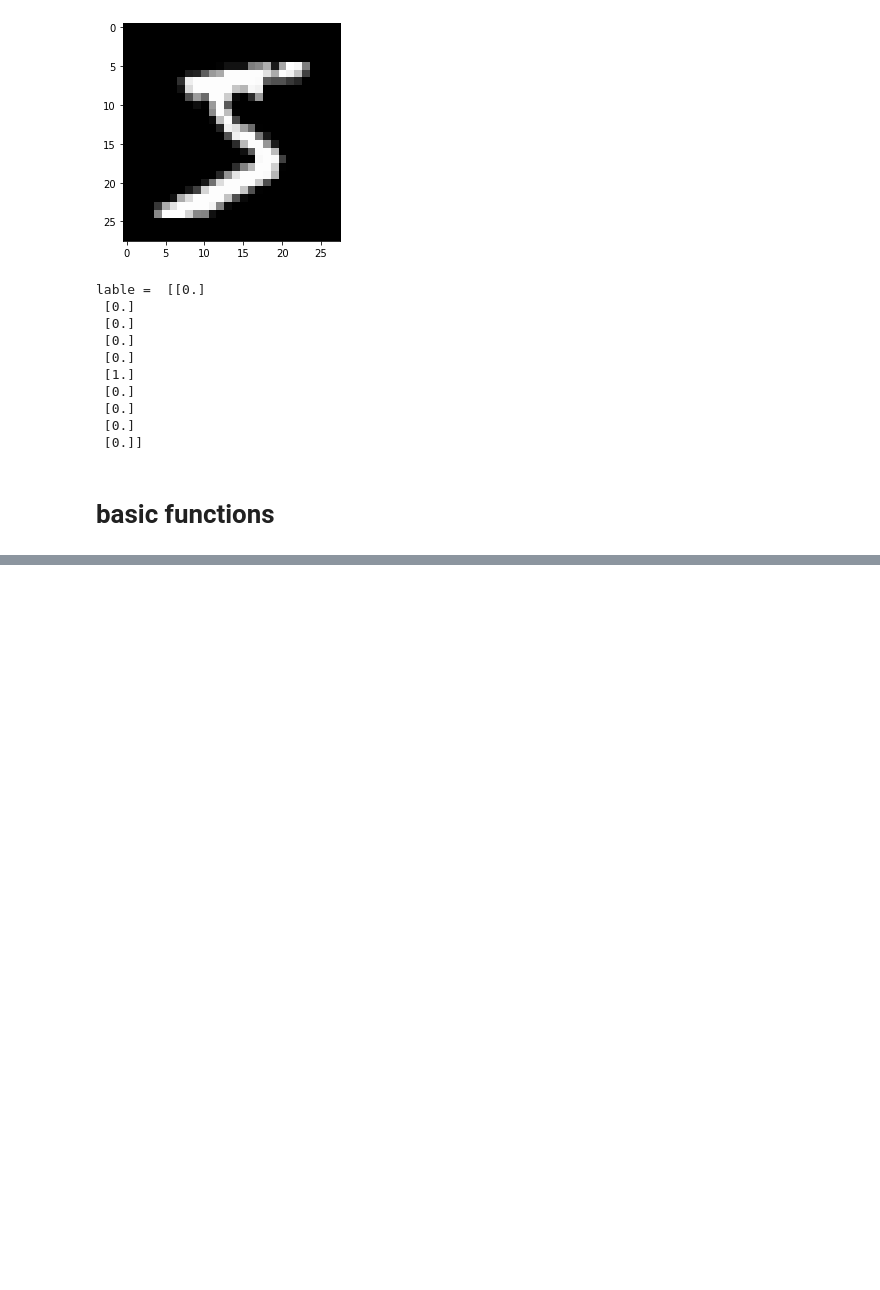
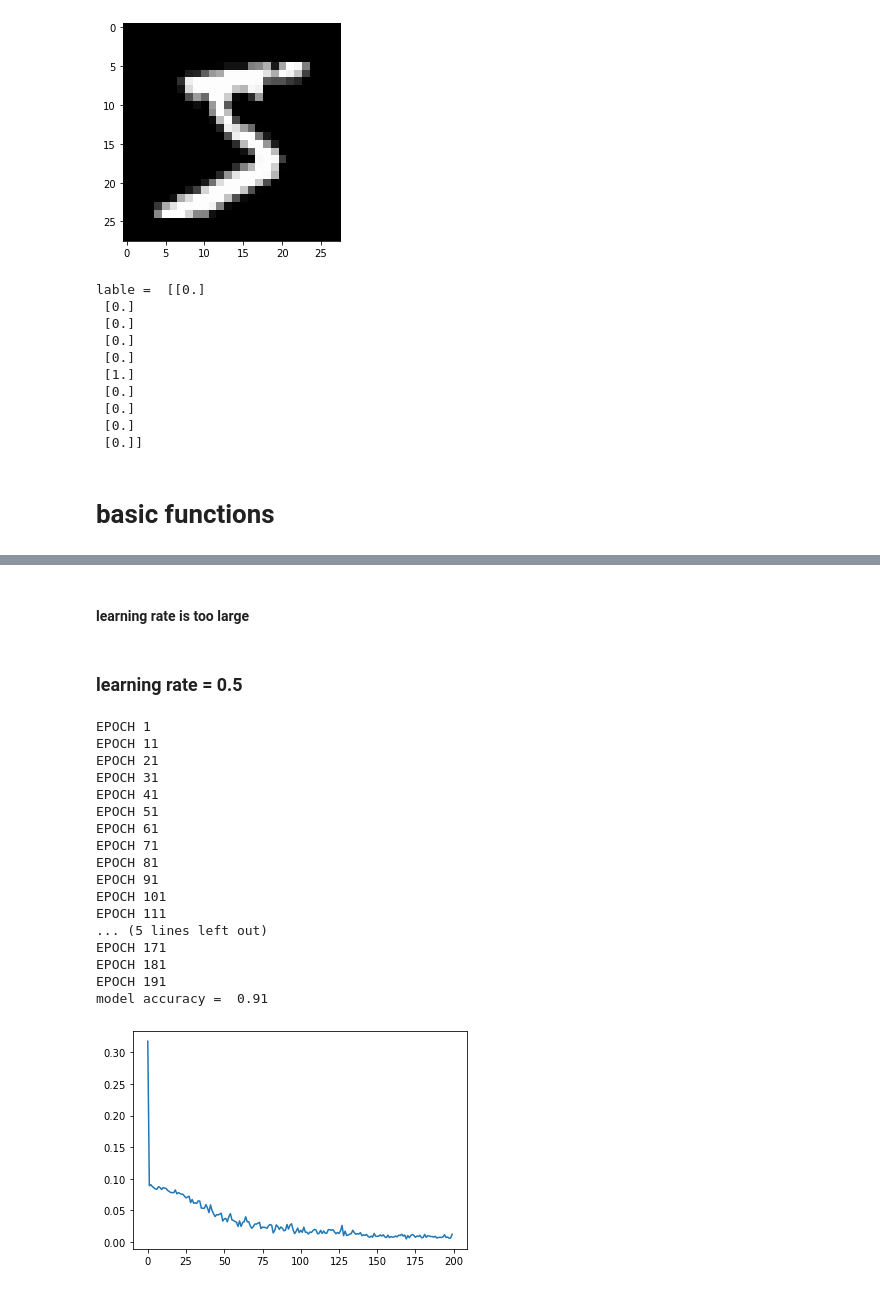
Before and after one commit to aidawm/MNIST_handwritten-digit, a Jupyter notebook: digit_recognition.ipynb, the cells around one changed output, grey strips where cells are left out. Cells and saved outputs as stored; diff of their text form; code cells hidden in the pictures; blank space fills up the shorter version.

```diff
--- a/digit_recognition.ipynb
+++ b/digit_recognition.ipynb
@@ -253,0 +270,25 @@ model accuracy =  0.91
+# %% [markdown]
+#### learning rate is too large
+# %% [markdown]
+### learning rate = 0.5
+# %%
+model(0.5,200,10,100)
+# %% [output]
+EPOCH 1
+EPOCH 11
+EPOCH 21
+EPOCH 31
+EPOCH 41
+EPOCH 51
+EPOCH 61
+EPOCH 71
+EPOCH 81
+EPOCH 91
+EPOCH 101
+EPOCH 111
+... (5 lines left out)
+EPOCH 171
+EPOCH 181
+EPOCH 191
+model accuracy =  0.91
+[figure, added]
```
Also changed, not shown: parts of 17 cells of this notebook.
